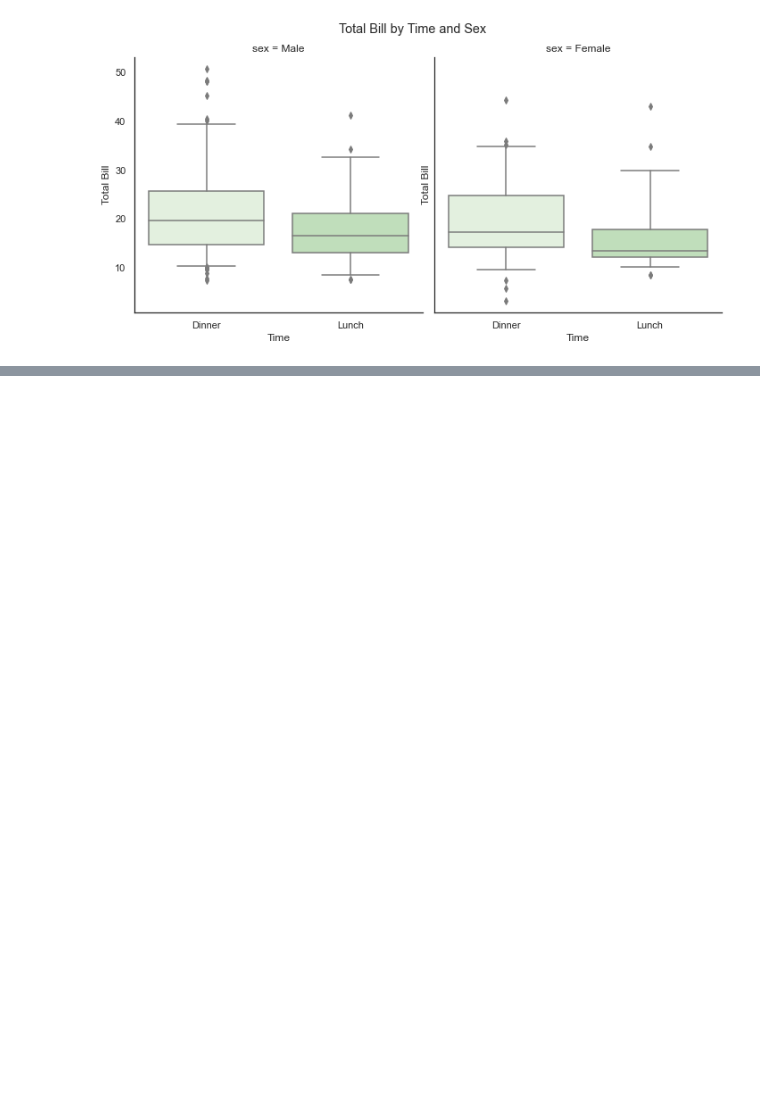
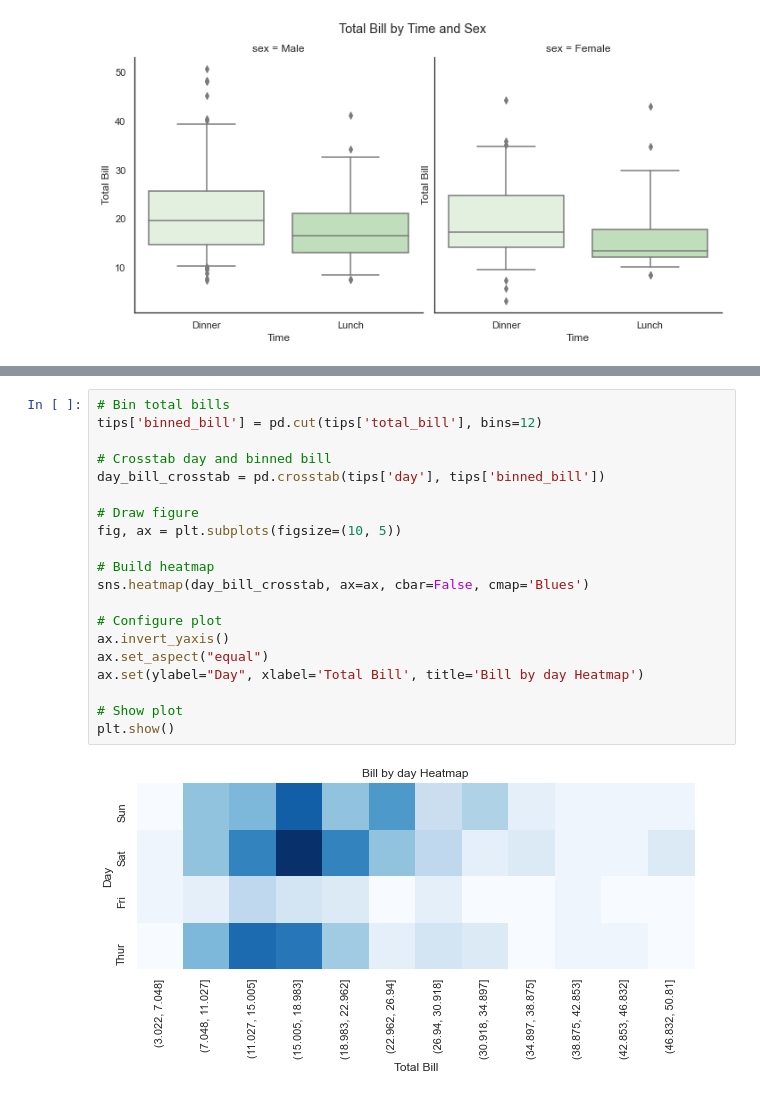
Before and after one commit to VictorCalderon/data-snippets, a Jupyter notebook: DataScience/plotting.ipynb, the cells around one changed output, grey strips where cells are left out. Drawn from its saved outputs; the diff is of its cells as text; blank space fills up the shorter version.

```diff
--- a/DataScience/plotting.ipynb
+++ b/DataScience/plotting.ipynb
@@ -266,0 +286,22 @@ plt.show()
+# %%
+# Bin total bills
+tips['binned_bill'] = pd.cut(tips['total_bill'], bins=12)
+
+# Crosstab day and binned bill
+day_bill_crosstab = pd.crosstab(tips['day'], tips['binned_bill'])
+
+# Draw figure
+fig, ax = plt.subplots(figsize=(10, 5))
+
+# Build heatmap
+sns.heatmap(day_bill_crosstab, ax=ax, cbar=False, cmap='Blues')
+
+# Configure plot
+ax.invert_yaxis()
+ax.set_aspect("equal")
+ax.set(ylabel="Day", xlabel='Total Bill', title='Bill by day Heatmap')
+
+# Show plot
+plt.show()
+# %% [output]
+[figure, added]
```
Also changed, not shown: parts of 4 cells of this notebook.
